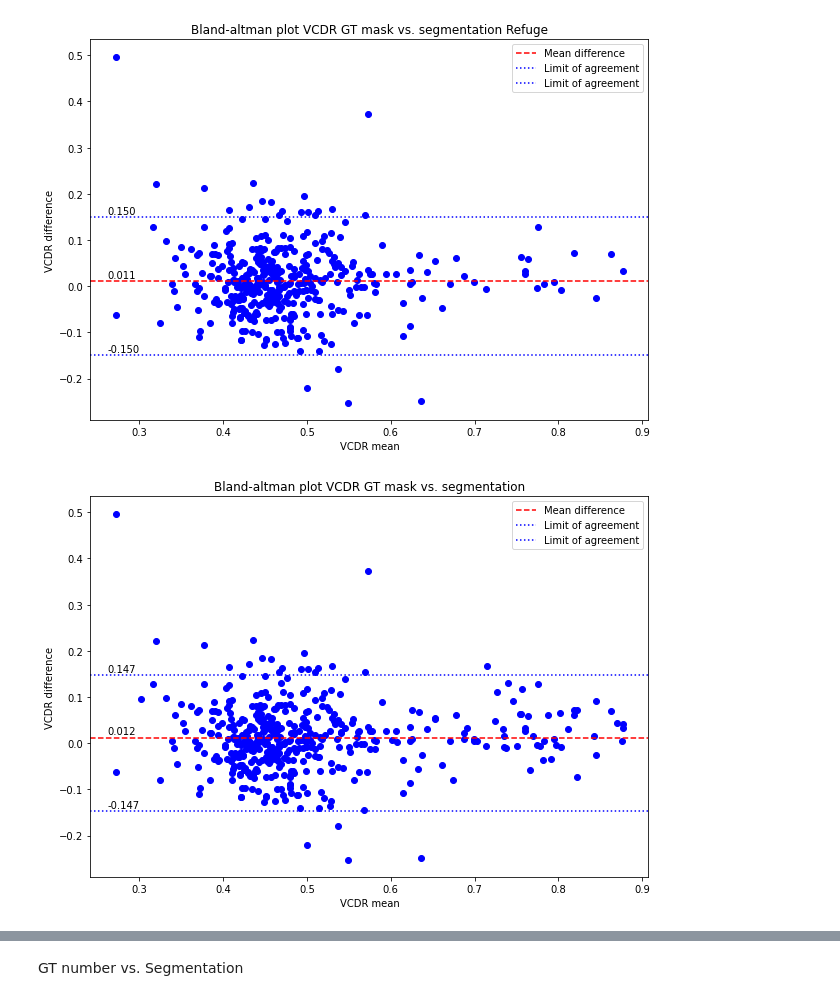
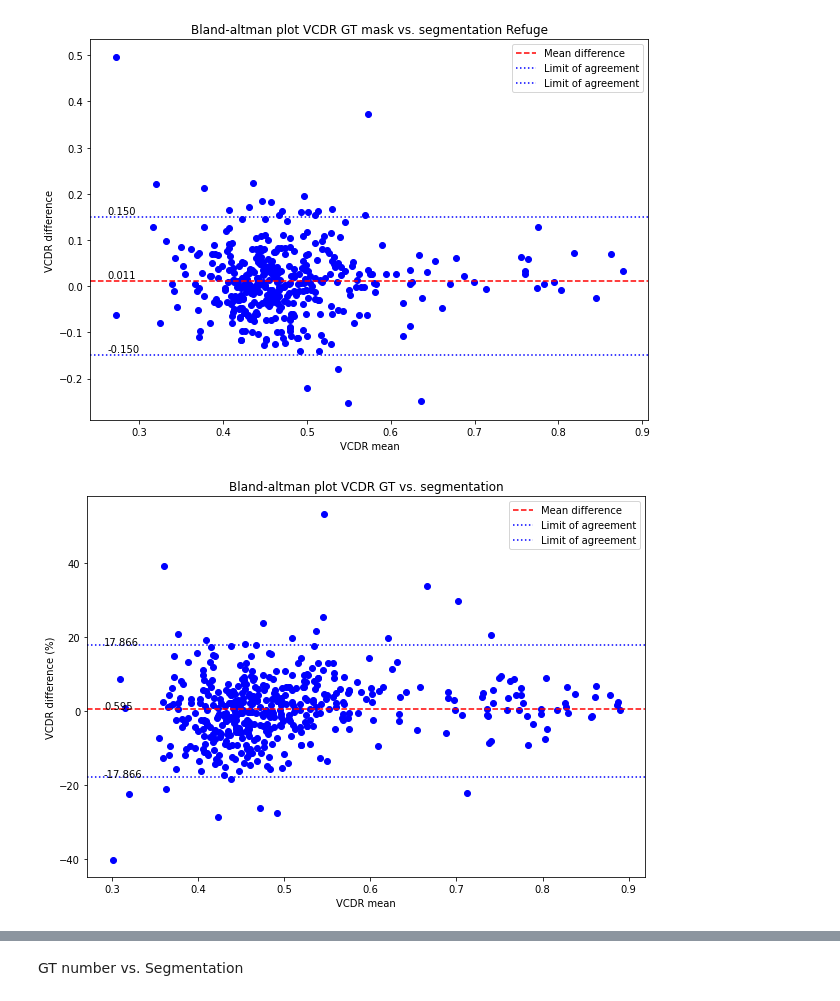
Before and after one commit to anasnafis77/Glaucoma-Detection-UNet, a Jupyter notebook: Glaucoma_inference.ipynb, the cells around one changed output, grey strips where cells are left out. Cells and saved outputs as stored; diff of their text form; code cells hidden in the pictures.

```diff
--- a/Glaucoma_inference.ipynb
+++ b/Glaucoma_inference.ipynb
@@ -78,0 +84,6 @@ Please use `tqdm.notebook.tqdm` instead of `tqdm.tqdm_notebook`
+# %%
+inf_df = pd.DataFrame({'VCDR Gold': VCDR_gtn, 'VCDR': VCDR_seg, 'HCDR': HCDR_seg,
+                       'ACDR': ACDR_seg, 'VCDR GT': VCDR_gtm, 'HCDR GT': HCDR_gtm,
+                       'ACDR GT': ACDR_gtm, 'tag': df['tag'].tolist()})
+inf_df.to_csv('/content/gdrive/My Drive/Drive Tugas Akhir/Kode/inference_data.csv')
+inf_df.to_json('/content/gdrive/My Drive/Drive Tugas Akhir/Kode/inference_data.json')
@@ -314,32 +474,26 @@ plt.show()
 # %% [output]
 [figure]
 # %%
-index = np.argwhere(np.isnan(np.array(VCDR_seg))).squeeze().tolist()
-gtm = np.delete(VCDR_gtm, index)
-seg = np.delete(VCDR_seg, index)
-
-val1 = np.array(gtm)
-val2 = np.array(seg)
+val1 = inf_df['VCDR GT']
+val2 = inf_df['VCDR']
 diff = val1 - val2
 rata2 = (val1 + val2) /2
-index = np.argwhere(np.isnan(np.array(diff))).squeeze().tolist()
-diff = np.delete(diff, index)
-rata2 = np.delete(rata2, index)
-mean = np.mean(diff)
-std = np.std(diff)
+diff_p = np.divide(diff, rata2)*100
+mean = np.mean(diff_p)
+std = np.std(diff_p)
 
 plt.figure(figsize=(10,7))
-plt.scatter(rata2, diff, color='b')
+plt.scatter(rata2, diff_p, color='b')
 plt.axhline(mean, color = 'r', linestyle = '--', label = 'Mean difference')
 plt.axhline(1.95*std, color = 'b', linestyle = ':', label = 'Limit of agreement')
 plt.axhline(-1.95*std, color = 'b', linestyle = ':', label = 'Limit of agreement')
 plt.text(np.min(rata2) - 0.01, mean + 0.007, '{:.3f}'.format(mean), size='medium')
 plt.text(np.min(rata2)- 0.01, 1.95*std  + 0.007, '{:.3f}'.format(1.95*std), size='medium')
 plt.text(np.min(rata2)- 0.01, -1.95*std + 0.007, '{:.3f}'.format(-1.95*std), size='medium')
 plt.legend()
-plt.title('Bland-altman plot VCDR GT mask vs. segmentation')
-plt.ylabel('VCDR difference')
+plt.title('Bland-altman plot VCDR GT vs. segmentation')
+plt.ylabel('VCDR difference (%)')
 plt.xlabel('VCDR mean')
 plt.show()
 # %% [output]
-[figure, old version]
+[figure, new version]
```
Also changed, not shown: parts of 18 cells of this notebook.
